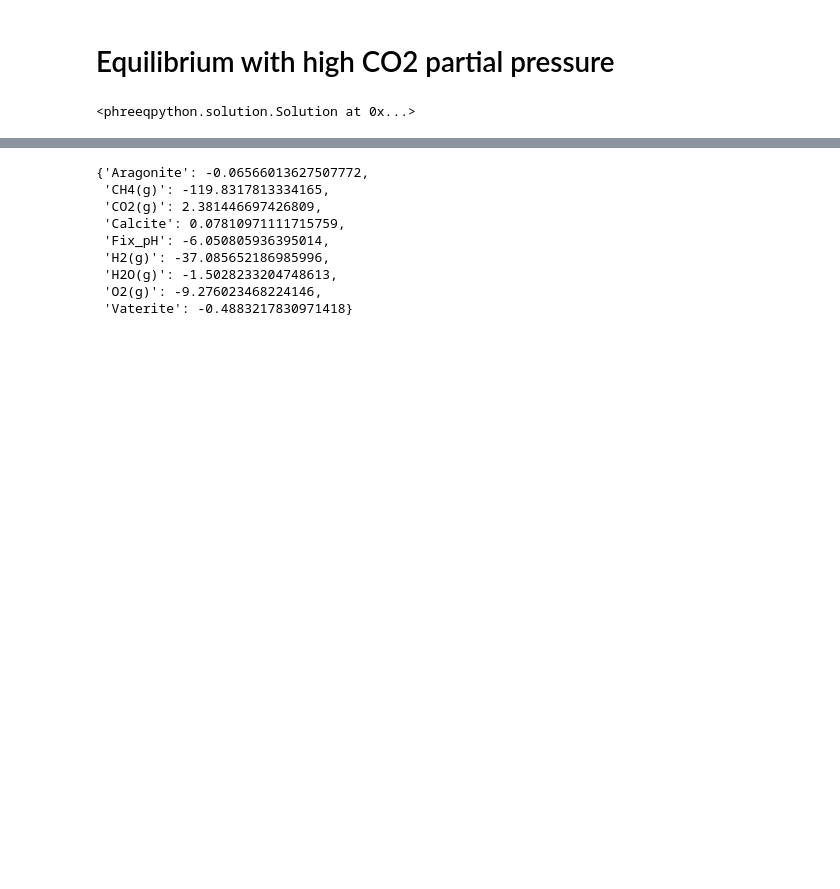
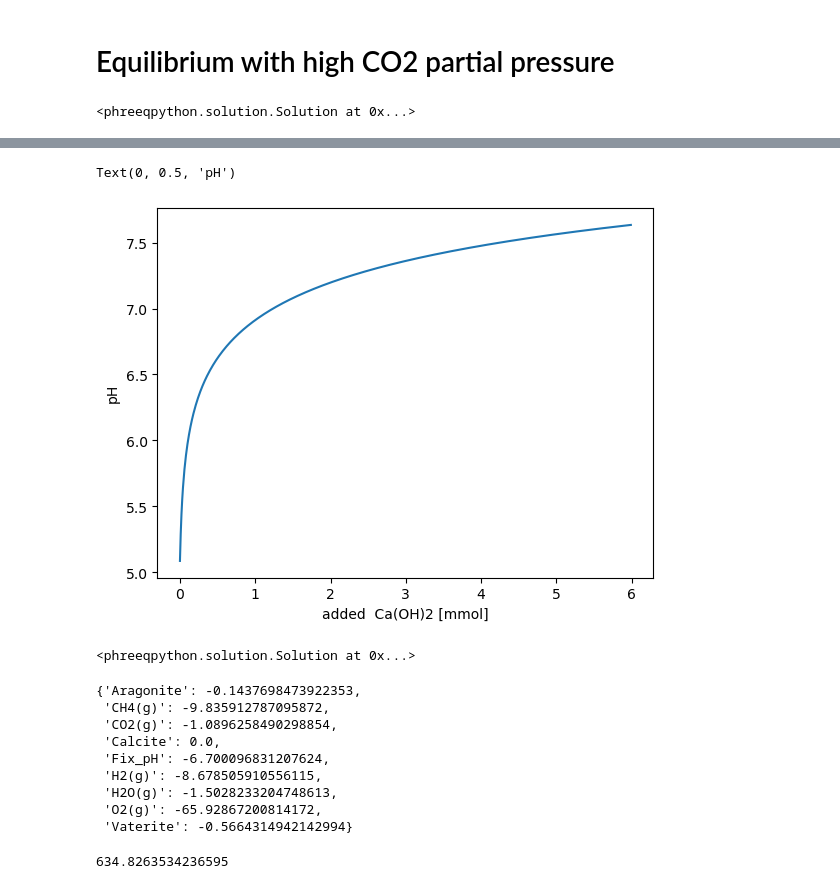
Before and after one commit to 5ir-Lancelot/alkalinity, a Jupyter notebook: BAM-EC-model.ipynb, the cells around one changed output, grey strips where cells are left out. Drawn from its saved outputs; the diff is of its cells as text; code cells hidden in the pictures; blank space fills up the shorter version.

```diff
--- a/BAM-EC-model.ipynb
+++ b/BAM-EC-model.ipynb
@@ -100,12 +205,27 @@ solution.species
+# %%
+plt.plot(c,pH_s1)
+plt.xlabel('added  Ca(OH)2 [mmol]')
+plt.ylabel('pH')
+# %% [output]
+Text(0, 0.5, 'pH')
+[figure, added]
+# %%
+solution_dunite.desaturate('Calcite',0.0)
+# %% [output]
+<phreeqpython.solution.Solution at 0x...>
 # %%
-solution.phases
+solution_dunite.phases
 # %% [output]
-{'Aragonite': -0.06566013627507772,
- 'CH4(g)': -119.8317813334165,
- 'CO2(g)': 2.381446697426809,
- 'Calcite': 0.07810971111715759,
- 'Fix_pH': -6.050805936395014,
- 'H2(g)': -37.085652186985996,
+{'Aragonite': -0.1437698473922353,
+ 'CH4(g)': -9.835912787095872,
+ 'CO2(g)': -1.0896258490298854,
+ 'Calcite': 0.0,
+ 'Fix_pH': -6.700096831207624,
+ 'H2(g)': -8.678505910556115,
  'H2O(g)': -1.5028233204748613,
- 'O2(g)': -9.276023468224146,
- 'Vaterite': -0.4883217830971418}
+ 'O2(g)': -65.92867200814172,
+ 'Vaterite': -0.5664314942142994}
+# %%
+solution_dunite.sc
+# %% [output]
+634.8263534236595
```
Also changed, not shown: parts of 16 cells of this notebook.
